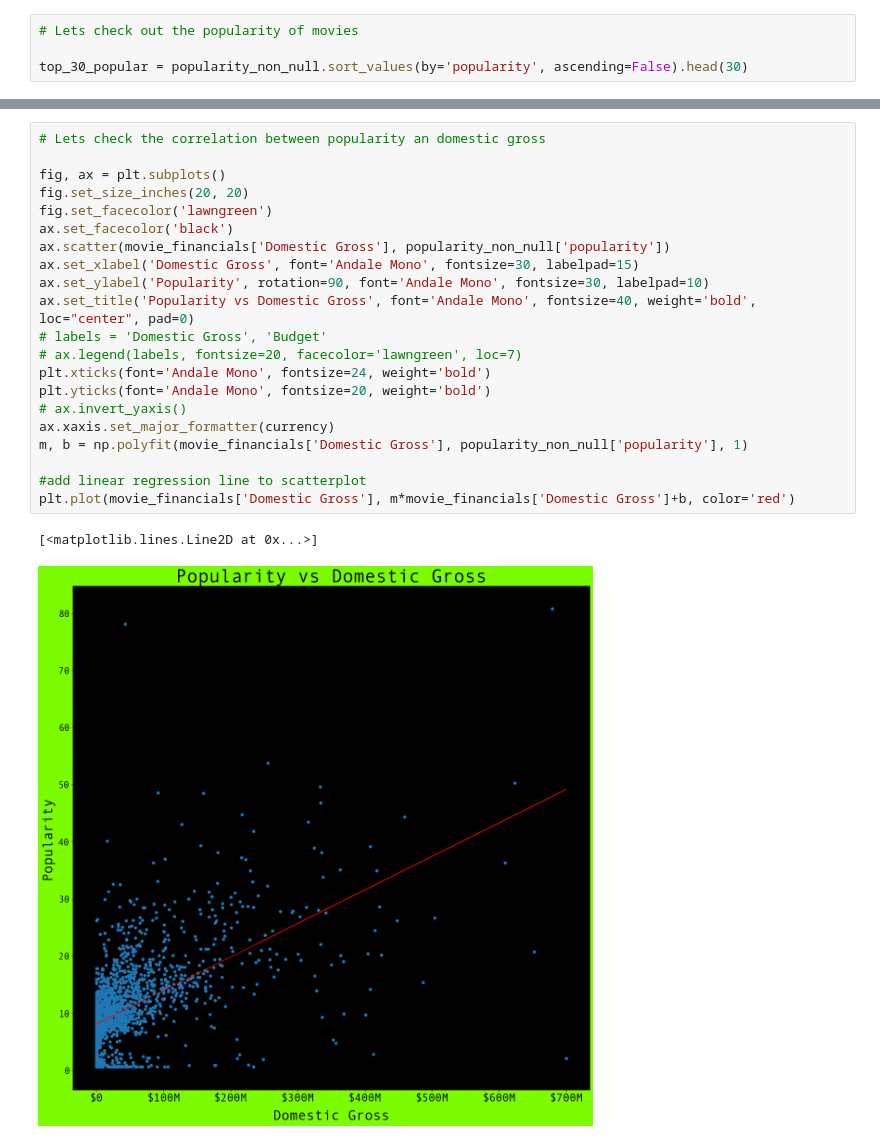
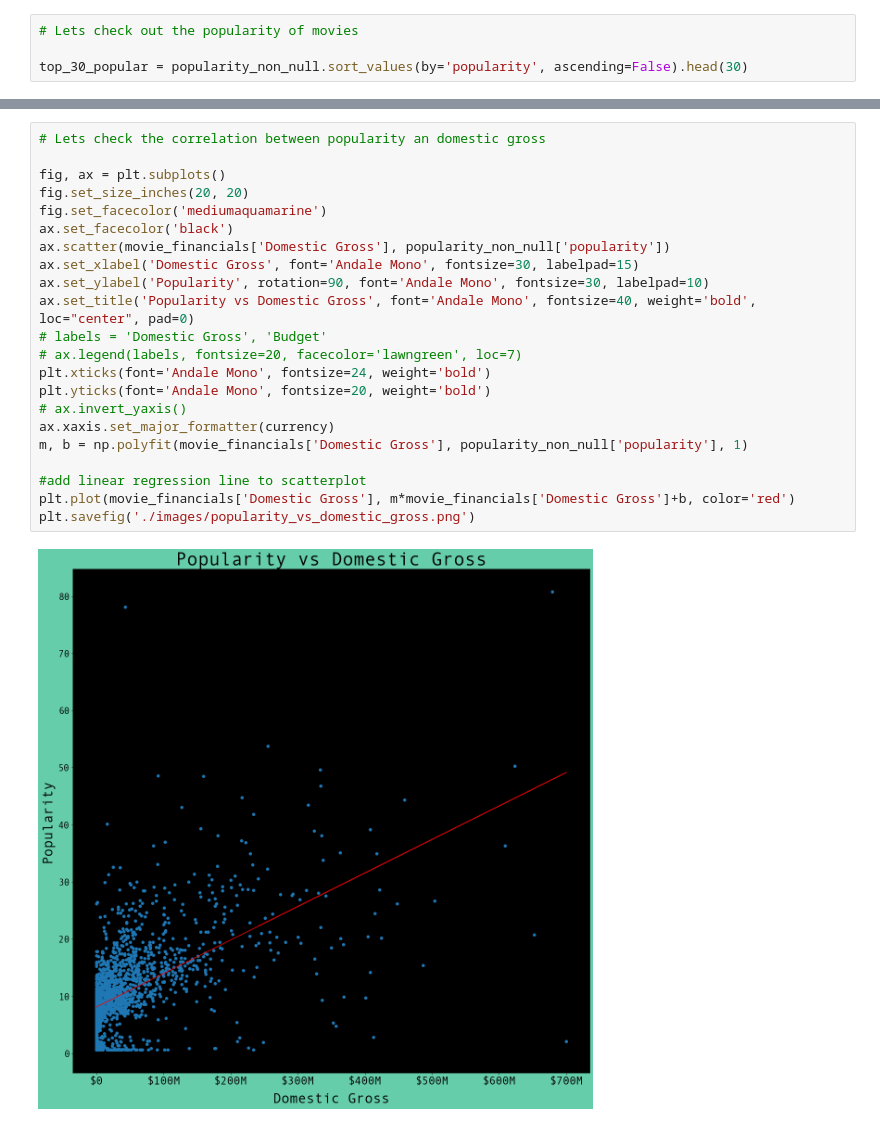
Before and after one commit to patrick-anastasio/Flatiron_DSC-Phase1_Project, a Jupyter notebook: popularity_and_financials.ipynb, the cells around one changed output, grey strips where cells are left out. Drawn from its saved outputs; the diff is of its cells as text.

```diff
--- a/popularity_and_financials.ipynb
+++ b/popularity_and_financials.ipynb
@@ -407,27 +409,27 @@ ax.invert_yaxis()
 # %%
 # Lets check the correlation between popularity an domestic gross
 
 fig, ax = plt.subplots()
 fig.set_size_inches(20, 20)
-fig.set_facecolor('lawngreen')
+fig.set_facecolor('mediumaquamarine')
 ax.set_facecolor('black')
 ax.scatter(movie_financials['Domestic Gross'], popularity_non_null['popularity'])
 ax.set_xlabel('Domestic Gross', font='Andale Mono', fontsize=30, labelpad=15)
 ax.set_ylabel('Popularity', rotation=90, font='Andale Mono', fontsize=30, labelpad=10)
 ax.set_title('Popularity vs Domestic Gross', font='Andale Mono', fontsize=40, weight='bold', loc="center", pad=0)
 # labels = 'Domestic Gross', 'Budget'
 # ax.legend(labels, fontsize=20, facecolor='lawngreen', loc=7)
 plt.xticks(font='Andale Mono', fontsize=24, weight='bold')
 plt.yticks(font='Andale Mono', fontsize=20, weight='bold')
 # ax.invert_yaxis()
 ax.xaxis.set_major_formatter(currency)
 m, b = np.polyfit(movie_financials['Domestic Gross'], popularity_non_null['popularity'], 1)
 
 #add linear regression line to scatterplot
 plt.plot(movie_financials['Domestic Gross'], m*movie_financials['Domestic Gross']+b, color='red')
+plt.savefig('./images/popularity_vs_domestic_gross.png')
 # %% [output]
-[<matplotlib.lines.Line2D at 0x...>]
-[figure, old version]
+[figure, new version]
 # %%
 # Lets do the same for popularity an budget
 
```
Also changed, not shown: parts of 11 cells of this notebook, 9 other files.
